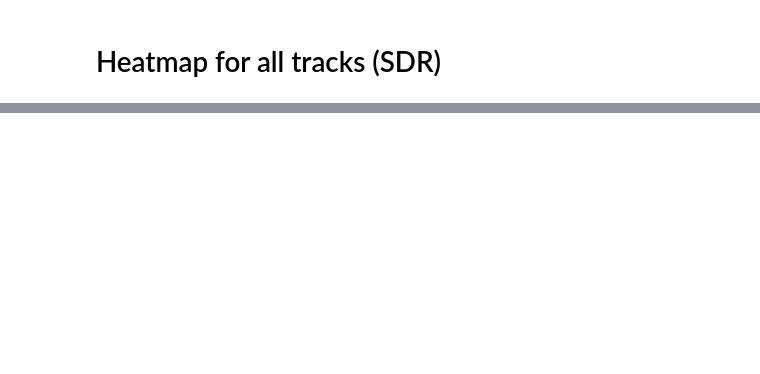
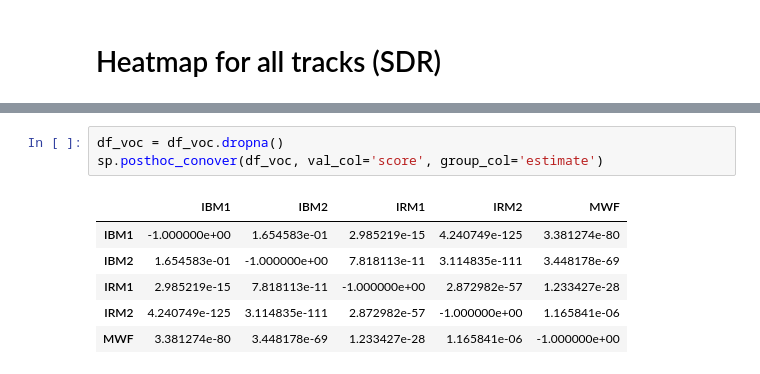
Before and after one commit to sigsep/sigsep-mus-2018-analysis, a Jupyter notebook: museval18-analysis.ipynb, the cells around one changed output, grey strips where cells are left out. Saved outputs shown, nothing was run; the diff lists cells and outputs as text; blank space fills up the shorter version.

```diff
--- a/museval18-analysis.ipynb
+++ b/museval18-analysis.ipynb
@@ -116,0 +90,10 @@ df_track
+# %%
+df_voc = df_voc.dropna()
+sp.posthoc_conover(df_voc, val_col='score', group_col='estimate')
+# %% [output]
+|  | IBM1 | IBM2 | IRM1 | IRM2 | MWF |
+| IBM1 | -1.000000e+00 | 1.654583e-01 | 2.985219e-15 | 4.240749e-125 | 3.381274e-80 |
+| IBM2 | 1.654583e-01 | -1.000000e+00 | 7.818113e-11 | 3.114835e-111 | 3.448178e-69 |
+| IRM1 | 2.985219e-15 | 7.818113e-11 | -1.000000e+00 | 2.872982e-57 | 1.233427e-28 |
+| IRM2 | 4.240749e-125 | 3.114835e-111 | 2.872982e-57 | -1.000000e+00 | 1.165841e-06 |
+| MWF | 3.381274e-80 | 3.448178e-69 | 1.233427e-28 | 1.165841e-06 | -1.000000e+00 |
```
Also changed, not shown: parts of 9 cells of this notebook.
